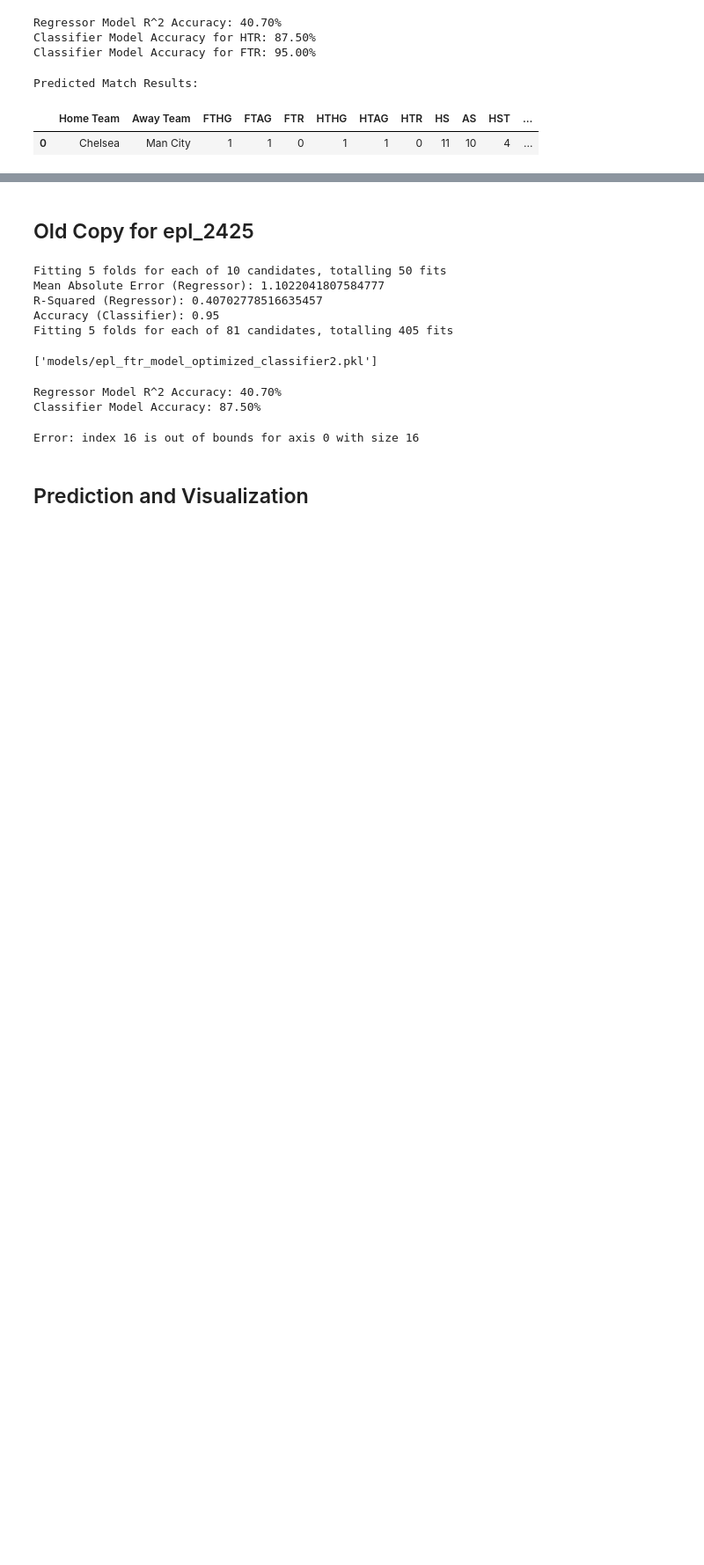
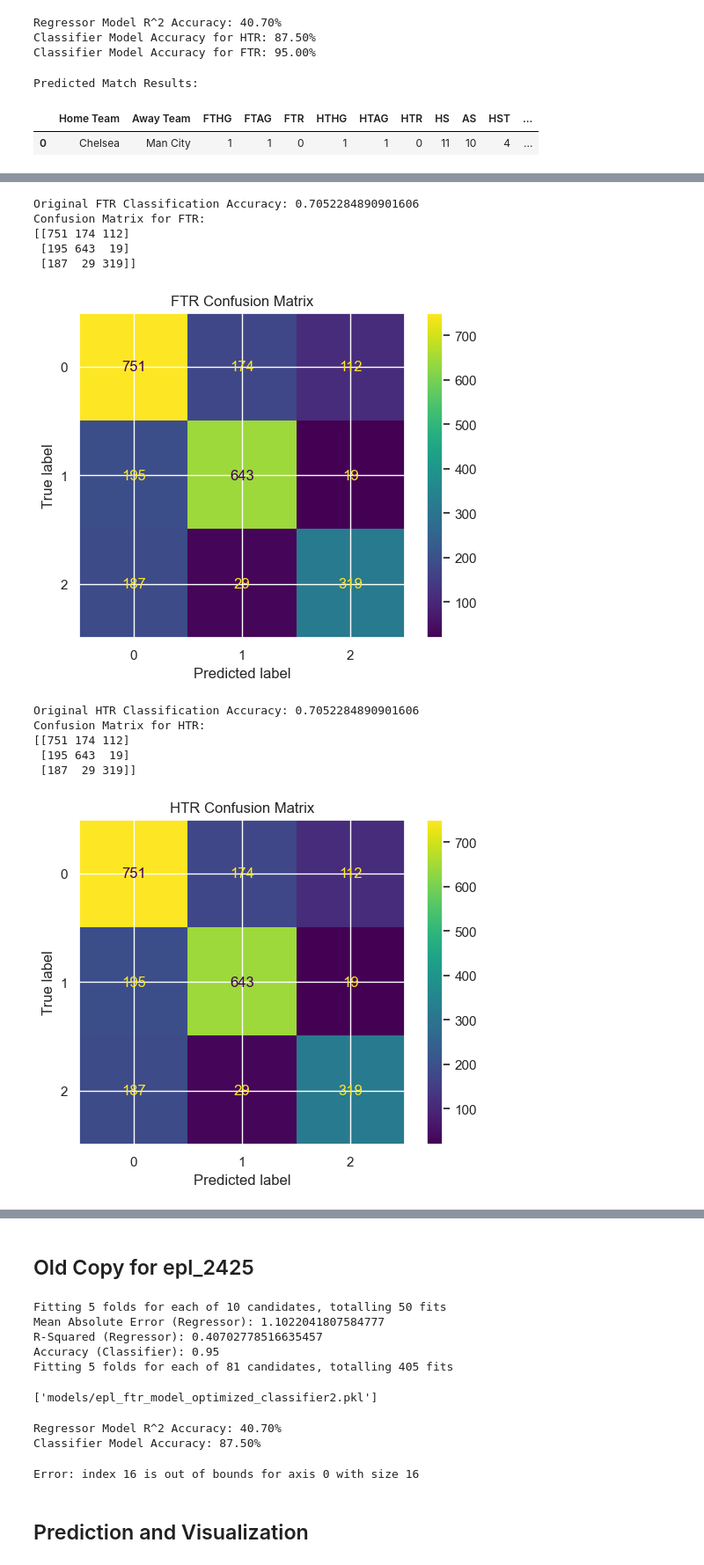
Before and after one commit to amwangwa/TeamPerformance, a Jupyter notebook: eplmodel.ipynb, the cells around one changed output, grey strips where cells are left out. Shown at 88% size. Cells and saved outputs as stored; diff of their text form; code cells hidden in the pictures; blank space fills up the shorter version.

Commit message:
Regressor Issues
Refreshing the models with EPL Combined. My only problem is its giving the same predictions.

```diff
--- a/eplmodel.ipynb
+++ b/eplmodel.ipynb
@@ -1686,0 +1782,16 @@ Predicted Match Results:
+# %%
+# Copy the dataframe to preserve the original
+epl_combined_modelv6=epl_combined_modelv5.copy()
+
+# Remove column 0 (first column) and those from index 23 to the end
+epl_combined_modelv6 = epl_combined_modelv6.drop(columns=epl_combined_modelv6.columns[1])  # Drop first column
+epl_combined_modelv6 = epl_combined_modelv6.iloc[:, :22]  # Keep only the first 22 columns
+
+# Display the modified dataframe
+epl_combined_modelv6.isnull().sum()
+
+epl_combined_modelv6['FTR'] = epl_combined_modelv6['HTR'].astype(int)
+epl_combined_modelv6['HTR'] = epl_combined_modelv6['HTR'].astype(int)
+
+epl_combined_modelv6.head(20)
+#We are keeping only the columns with no Missing Values
@@ -1686,0 +1924,47 @@ Predicted Match Results:
+# %%
+from sklearn.metrics import confusion_matrix, ConfusionMatrixDisplay
+
+# Use original classifiers for evaluation
+y_pred_ftr_original = rf_ftr_classifier.predict(X_test)
+y_pred_htr_original = rf_htr_classifier.predict(X_test)
+
+# Evaluate original FTR classification model
+ftr_accuracy_original = accuracy_score(y_test_ftr, y_pred_ftr_original)
+print("Original FTR Classification Accuracy:", ftr_accuracy_original)
+
+# Confusion matrix for FTR
+ftr_conf_matrix = confusion_matrix(y_test_ftr, y_pred_ftr_original)
+print("Confusion Matrix for FTR:")
+print(ftr_conf_matrix)
+
+# Visualize confusion matrix for FTR
+ConfusionMatrixDisplay(confusion_matrix=ftr_conf_matrix, display_labels=rf_ftr_classifier.classes_).plot()
+plt.title("FTR Confusion Matrix")
+plt.show()
+
+# Evaluate original HTR classification model
+htr_accuracy_original = accuracy_score(y_test_htr, y_pred_htr_original)
+print("Original HTR Classification Accuracy:", htr_accuracy_original)
+
+# Confusion matrix for HTR
+htr_conf_matrix = confusion_matrix(y_test_htr, y_pred_htr_original)
+print("Confusion Matrix for HTR:")
+print(htr_conf_matrix)
+
+# Visualize confusion matrix for HTR
+ConfusionMatrixDisplay(confusion_matrix=htr_conf_matrix, display_labels=rf_htr_classifier.classes_).plot()
+plt.title("HTR Confusion Matrix")
+plt.show()
+# %% [output]
+Original FTR Classification Accuracy: 0.7052284890901606
+Confusion Matrix for FTR:
+[[751 174 112]
+ [195 643  19]
+ [187  29 319]]
+[figure, added]
+Original HTR Classification Accuracy: 0.7052284890901606
+Confusion Matrix for HTR:
+[[751 174 112]
+ [195 643  19]
+ [187  29 319]]
+[figure, added]
```
Also changed, not shown: parts of 22 cells of this notebook, 13 other files.
